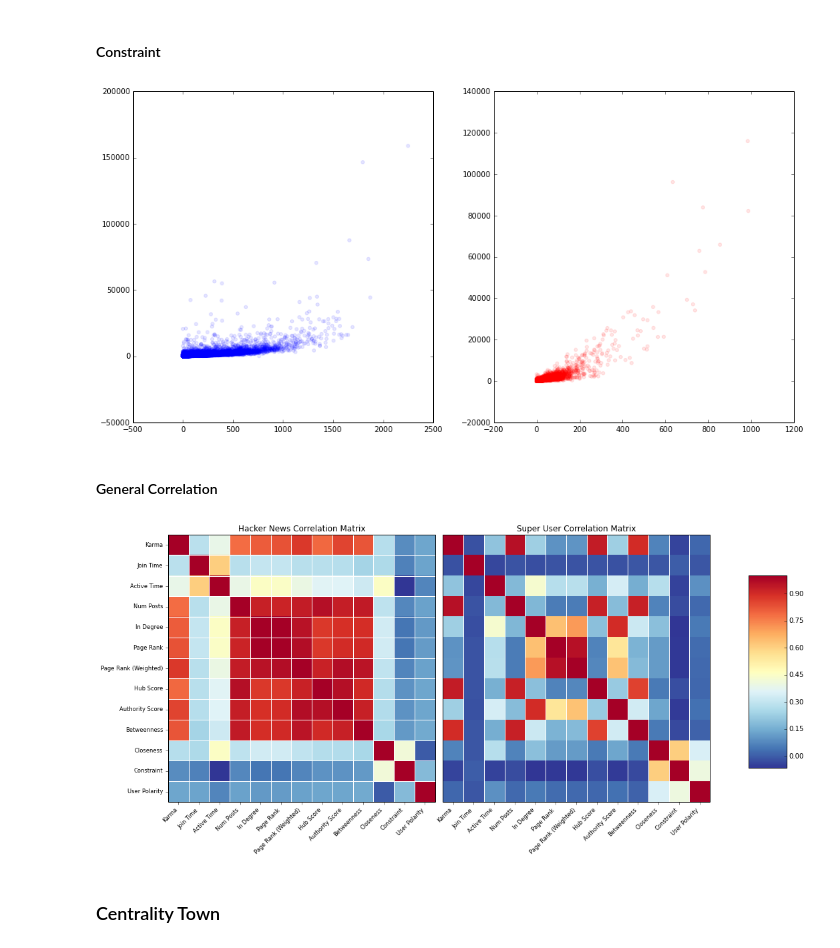
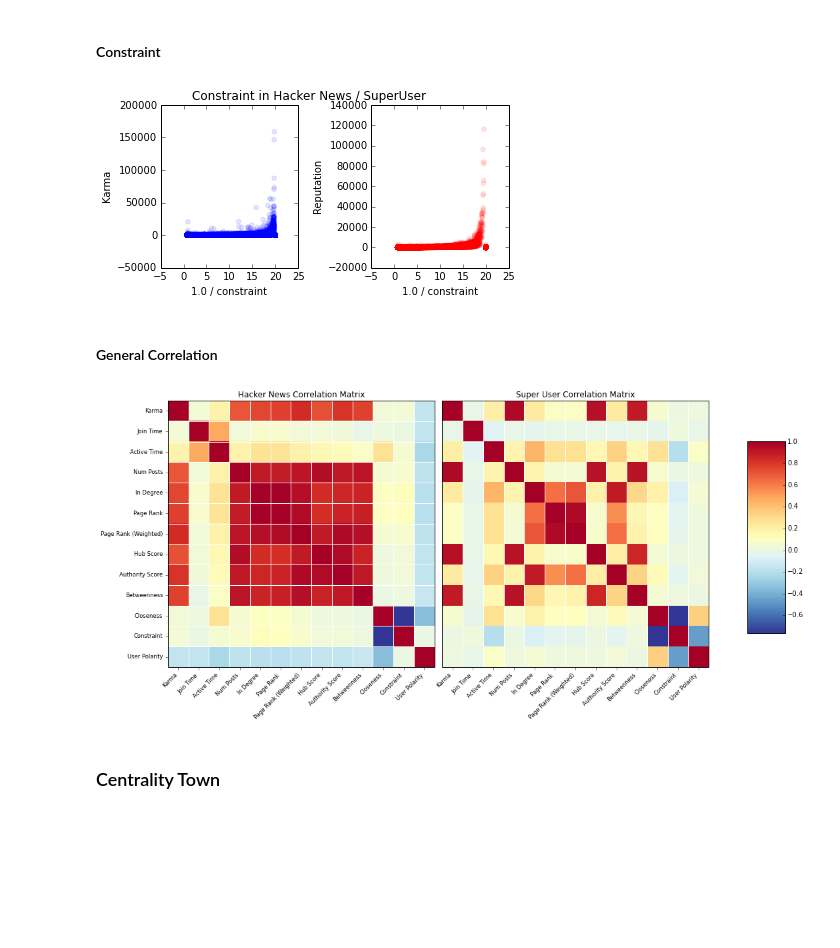
Before and after one commit to turtlesoupy/karma-prediction-cs224w, a Jupyter notebook: ipython/Karma.ipynb, the cells around one changed output. Drawn from its saved outputs; the diff is of its cells as text; code cells hidden in the pictures; blank space fills up the shorter version.

Commit message:
Update figures

```diff
--- a/ipython/Karma.ipynb
+++ b/ipython/Karma.ipynb
@@ -232,7 +232,7 @@ hn_authorities = [hn_authorities_dict[x] for x in hn_interaction_graph.nodes()]
 del hn_hubs_dict
 del hn_authorities_dict
 
-hn_constraint = pickle2feature_mapping(hn_interaction_graph, "../data/hn_mapping.pickle", "../data/hn_constraint.pickle")
+hn_constraint = [1.0/(e+0.05) for e in pickle2feature_mapping(hn_interaction_graph, "../data/hn_mapping.pickle", "../data/hn_constraint.pickle")]
 hn_betweenness = pickle2feature_mapping(hn_interaction_graph, "../data/hn_mapping.pickle", "../data/hn_betweenness.pickle")
 hn_closeness = pickle2feature_mapping(hn_interaction_graph, "../data/hn_mapping.pickle", "../data/hn_closeness.pickle")
 
@@ -259,7 +259,7 @@ su_authorities = [su_authorities_dict[x] for x in su_interaction_graph.nodes()]
 del su_hubs_dict
 del su_authorities_dict
 
-su_constraint = pickle2feature(su_interaction_graph, "../data/su_constraint.pickle")
+su_constraint = [1.0 / (e+0.05) for e in pickle2feature(su_interaction_graph, "../data/su_constraint.pickle")]
 su_betweenness = pickle2feature(su_interaction_graph, "../data/su_betweenness.pickle")
 su_closeness = pickle2feature(su_interaction_graph, "../data/su_closeness.pickle")
 # %% [output]
@@ -447,18 +447,20 @@ Topic 9: 8.20285337272
 # %% [markdown]
 #### Constraint
 # %%
-fig = plt.figure(figsize=(16,8))
+fig = plt.figure(figsize=(6,3))
+fig.suptitle("Constraint in Hacker News / SuperUser", y=1.0, fontsize=12)
 ax = fig.add_subplot(121)
-hn_constraint = np.array(hn_constraint)
-ax.scatter(1/hn_constraint, hn_karmas, alpha=0.1, color='b')
-
+ax.scatter(hn_constraint, hn_karmas, alpha=0.1, color='b')
+ax.set_xlabel("1.0 / constraint")
+ax.set_ylabel("Karma")
 ax = fig.add_subplot(122)
-su_constraint = np.array(su_constraint)
-ax.scatter(1/su_constraint, su_reputations, alpha=0.1, color='r')
-
+ax.scatter(su_constraint, su_reputations, alpha=0.1, color='r')
+ax.set_ylabel("Reputation")
+ax.set_xlabel("1.0 / constraint")
+fig.tight_layout()
 fig.savefig(os.path.join(FIGURES_DIR, "constraint_correlation.pdf"))
 # %% [output]
-[figure, old version]
+[figure, new version]
 # %% [markdown]
 #### General Correlation
 # %%
@@ -506,7 +508,7 @@ cbar_ax = fig.add_axes([0.85, 0.125, 0.05, 0.25])
 fig.colorbar(axim, cax=cbar_ax);
 fig.savefig(os.path.join(FIGURES_DIR, "correlation.pdf"))
 # %% [output]
-[figure, old version]
+[figure, new version]
 # %% [markdown]
 ### Centrality Town
 # %%
```
Also changed, not shown: parts of 5 cells of this notebook, 4 other files.
